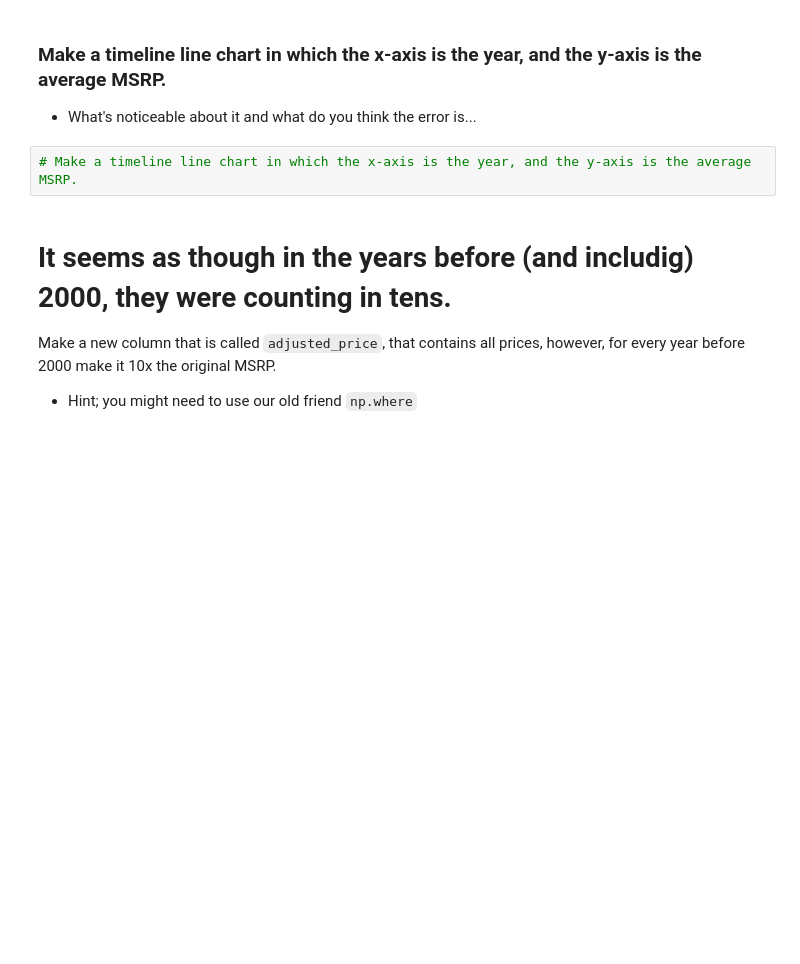
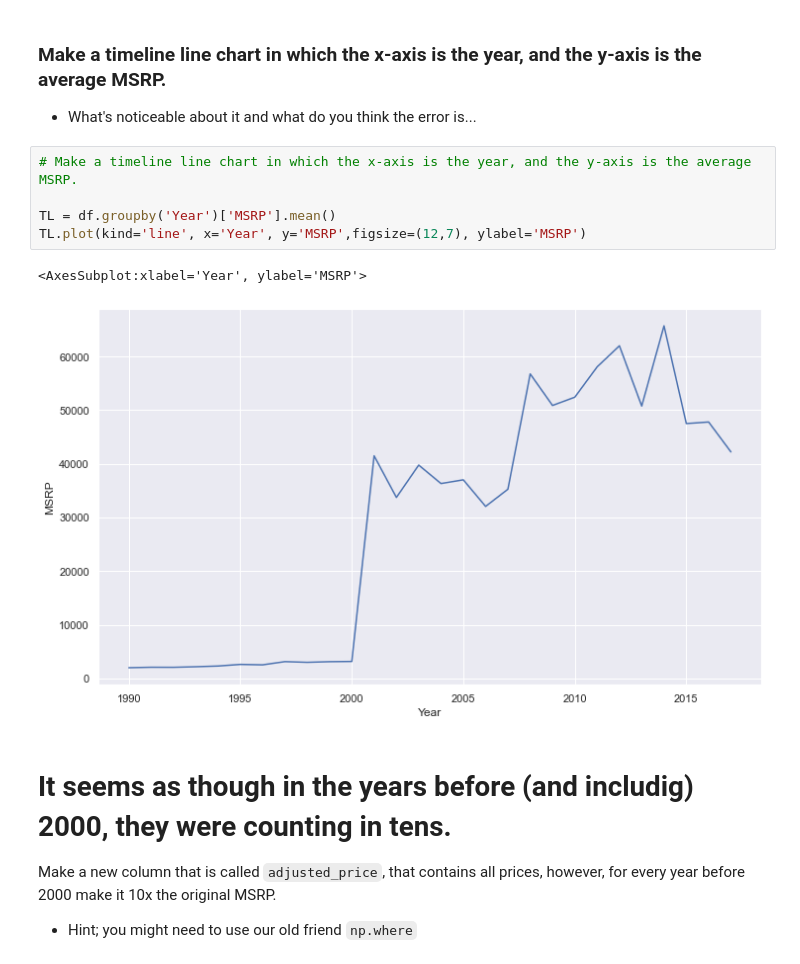
Before and after one commit to bryanpramana/2021-fall-data-science, a Jupyter notebook: Week-02-EDA/Exercise-EDA.ipynb, the cells around one changed output. Saved outputs shown, nothing was run; the diff lists cells and outputs as text; blank space fills up the shorter version.

```diff
--- a/Week-02-EDA/Exercise-EDA.ipynb
+++ b/Week-02-EDA/Exercise-EDA.ipynb
@@ -163,6 +163,12 @@ gb.plot(kind='barh',figsize=(13,8));
 * What's noticeable about it and what do you think the error is...
 # %%
 # Make a timeline line chart in which the x-axis is the year, and the y-axis is the average MSRP.
+
+TL = df.groupby('Year')['MSRP'].mean()
+TL.plot(kind='line', x='Year', y='MSRP',figsize=(12,7), ylabel='MSRP')
+# %% [output]
+<AxesSubplot:xlabel='Year', ylabel='MSRP'>
+[figure, added]
 # %% [markdown]
 # It seems as though in the years before (and includig) 2000, they were counting in tens.
 Make a new column that is called `adjusted_price`, that contains all prices, however, for every year before 2000 make it 10x the original MSRP.
```
Also changed, not shown: parts of 4 cells of this notebook.
